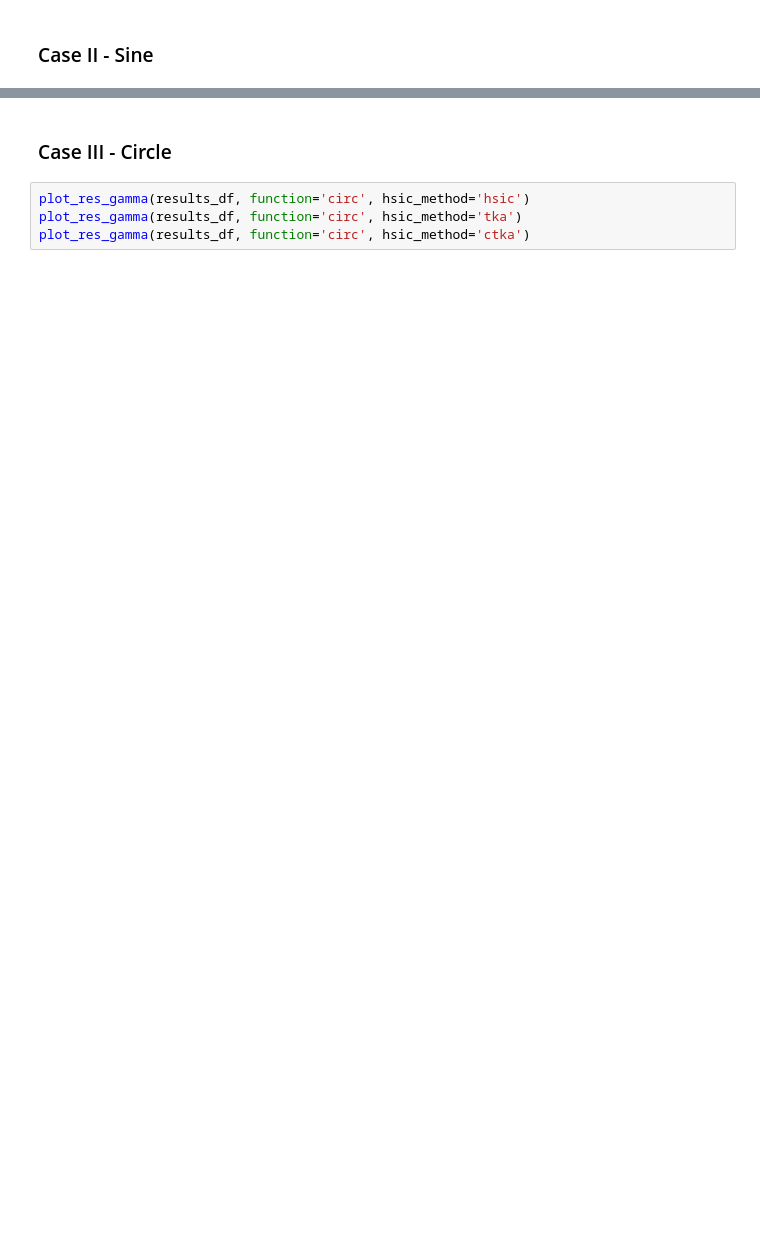
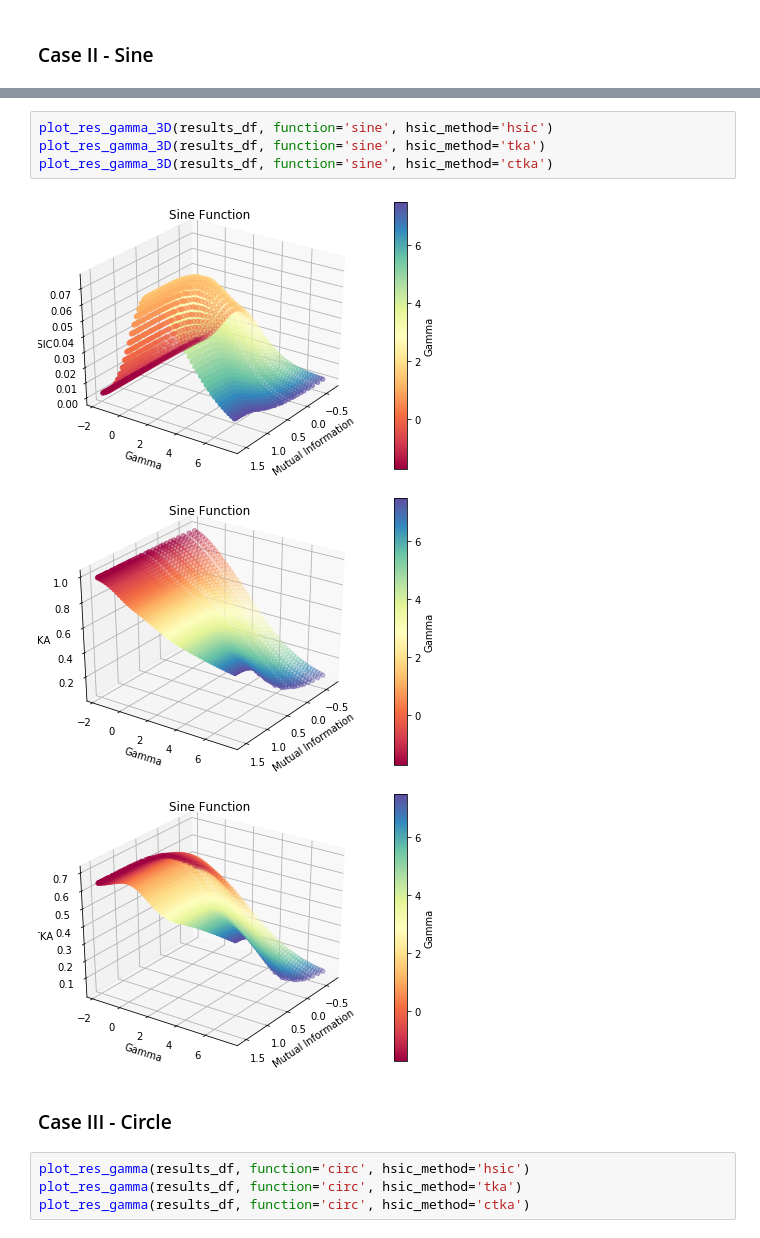
Before and after one commit to jejjohnson/hsic_alignment, a Jupyter notebook: notebooks/experiment_kta/2_visualize_1l.ipynb, the cells around one changed output, grey strips where cells are left out. Cells and saved outputs as stored; diff of their text form; blank space fills up the shorter version.

```diff
--- a/notebooks/experiment_kta/2_visualize_1l.ipynb
+++ b/notebooks/experiment_kta/2_visualize_1l.ipynb
@@ -180,3 +280,11 @@ plot_res_gamma(results_df, function='sine', hsic_method='ctka')
+# %%
+plot_res_gamma_3D(results_df, function='sine', hsic_method='hsic')
+plot_res_gamma_3D(results_df, function='sine', hsic_method='tka')
+plot_res_gamma_3D(results_df, function='sine', hsic_method='ctka')
+# %% [output]
+[figure, added]
+[figure, added]
+[figure, added]
 # %% [markdown]
 ### Case III - Circle
 # %%
```
Also changed, not shown: parts of 12 cells of this notebook, 1 other file.
